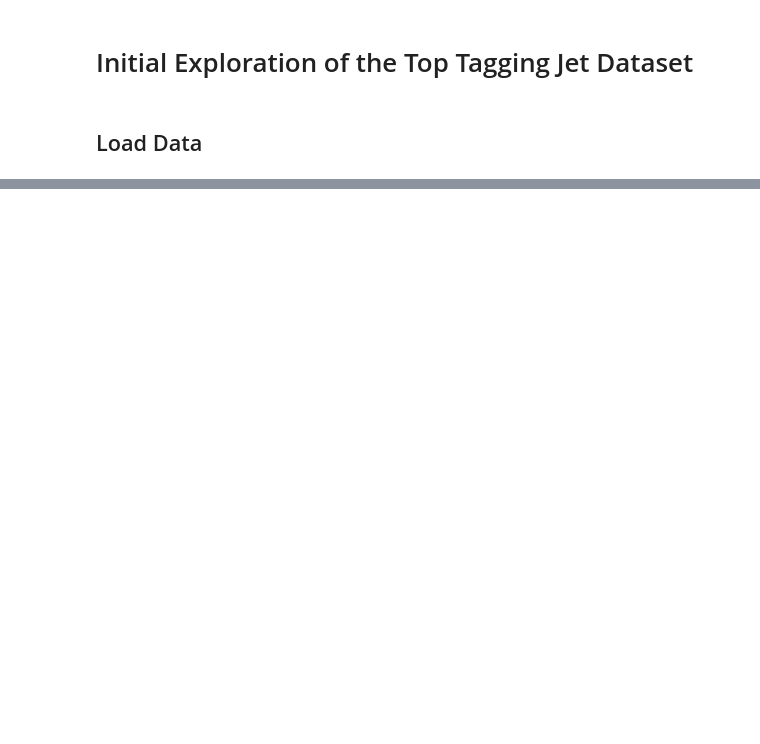
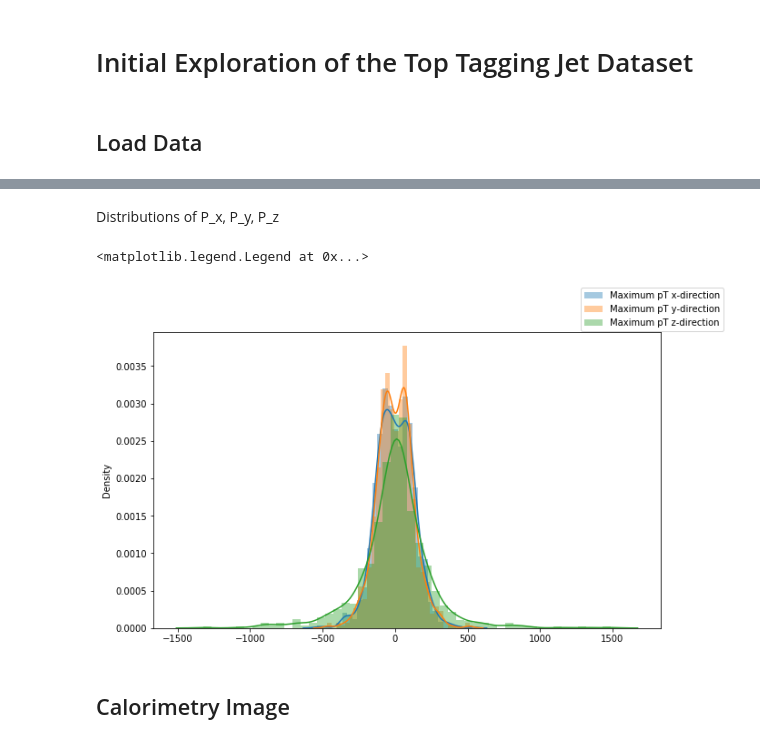
Before and after one commit to murnanedaniel/lorentznet, a Jupyter notebook: notebooks/DataExplore/0-DM-InitialExploration.ipynb, the cells around one changed output, grey strips where cells are left out. Drawn from its saved outputs; the diff is of its cells as text; code cells hidden in the pictures; blank space fills up the shorter version.

```diff
--- a/notebooks/DataExplore/0-DM-InitialExploration.ipynb
+++ b/notebooks/DataExplore/0-DM-InitialExploration.ipynb
@@ -52,0 +59,14 @@ array([  7,  15,  22,  30,  36,  44,  51,  59,  66,  73,  81,  89,  98,
+# %% [markdown]
+Distributions of P_x, P_y, P_z
+# %%
+num_jets = 1000
+fig = plt.figure(figsize=(10,6))
+sns.distplot([df.iloc[i]["PX_0"] for i in range(num_jets)], label="Maximum pT x-direction")
+sns.distplot([df.iloc[i]["PY_0"] for i in range(num_jets)], label="Maximum pT y-direction")
+sns.distplot([df.iloc[i]["PZ_0"] for i in range(num_jets)], label="Maximum pT z-direction")
+fig.legend()
+# %% [output]
+<matplotlib.legend.Legend at 0x...>
+[figure, added]
+# %% [markdown]
+## Calorimetry Image
```
Also changed, not shown: parts of 14 cells of this notebook.
